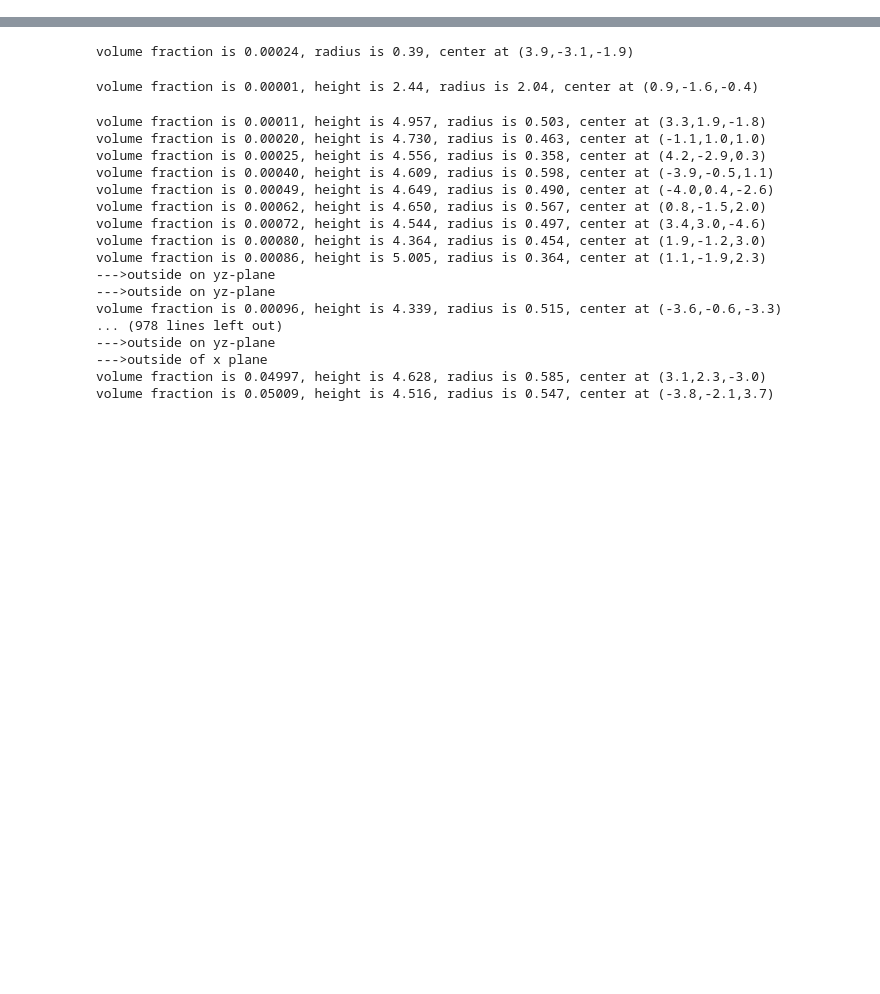
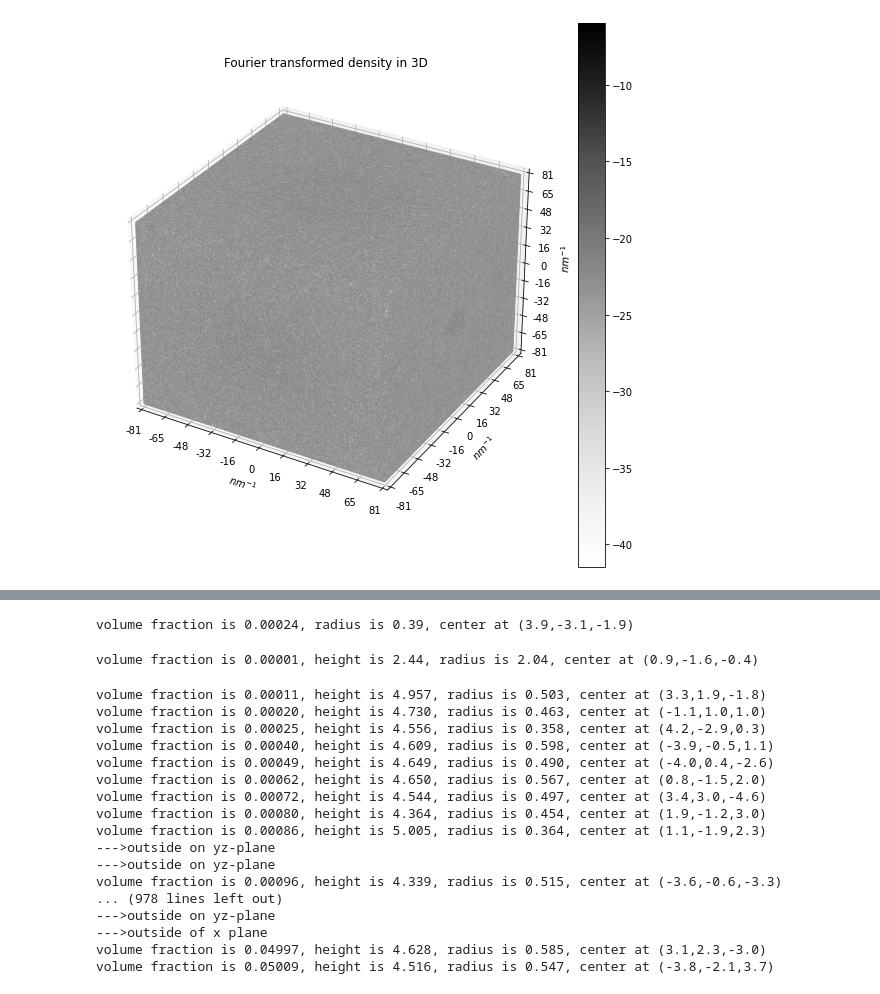
Before and after one commit to sofyalaski/SAXS-simulations, a Jupyter notebook: creating_forms.ipynb, the cells around one changed output, grey strips where cells are left out. Cells and saved outputs as stored; diff of their text form; code cells hidden in the pictures; blank space fills up the shorter version.

```diff
--- a/creating_forms.ipynb
+++ b/creating_forms.ipynb
@@ -27,6 +31,8 @@ the maximal difference between the implementation of the FTI is 0.0
 # %%
 import torch
-#plot_3D_structure(torch.from_numpy(simulation.FTI), simulation.qx, realspace= False)
+plot_3D_structure(torch.from_numpy(simulation.FTI), simulation.qx, realspace= False)#, path = 'figures/FFT_spheres_example.png')
+# %% [output]
+[figure, added]
 # %%
 simulation.reBin(200)
 simulation.drop_first_bin()
```
Also changed, not shown: parts of 9 cells of this notebook, 3 other files.
